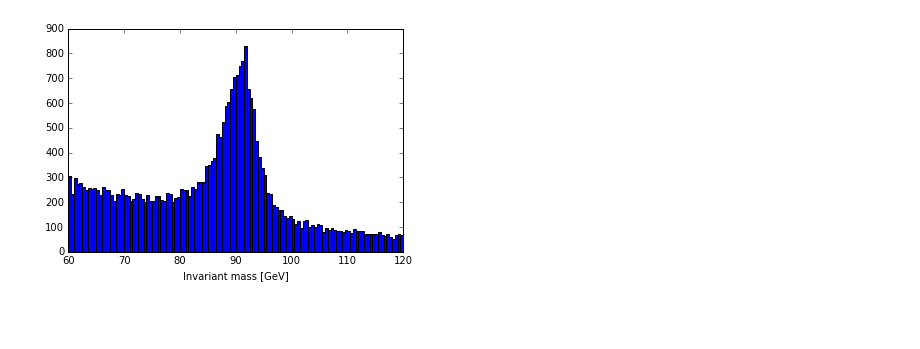
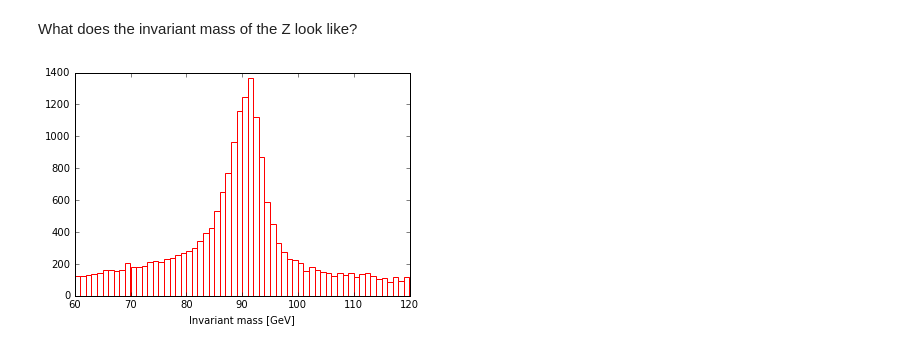
Before and after one commit to tpmccauley/cmsopendata-jupyter, a Jupyter notebook: Zee.ipynb, the cells around one changed output. Cells and saved outputs as stored; diff of their text form; code cells hidden in the pictures; blank space fills up the shorter version.

Commit message:
update data for Z and add more in nbs

```diff
--- a/Zee.ipynb
+++ b/Zee.ipynb
@@ -40,0 +37,9 @@ print(len(invariant_mass))
+# %%
+import math
+import numpy as np
+import pandas as pd
+
+df = pd.read_csv('./data/Zee_Run2011A.csv')
+df['M'] = np.sqrt(2*df.pt1*df.pt2*(np.cosh(df.eta1-df.eta2) - np.cos(df.phi1-df.phi2)))
+
+df.head()
@@ -41,12 +54,16 @@ print(len(invariant_mass))
+# %% [markdown]
+What does the invariant mass of the Z look like?
 # %%
 %matplotlib inline
 import matplotlib.pyplot as plt
 
+M_hist = np.histogram(df.M, bins=60, range=(60,120))
+
 hist, bins = M_hist
 width = 1.0*(bins[1] - bins[0])
 center = (bins[:-1] + bins[1:]) / 2
-plt.bar(center, hist, align='center', width=width)
+plt.bar(center, hist, align='center', width=width, color='w', linewidth=1, edgecolor='r')
 plt.xlabel('Invariant mass [GeV]')
 plt.show()
 # %% [output]
-[figure, old version]
+[figure, new version]
```
Also changed, not shown: parts of 11 cells of this notebook, 5 other files.
